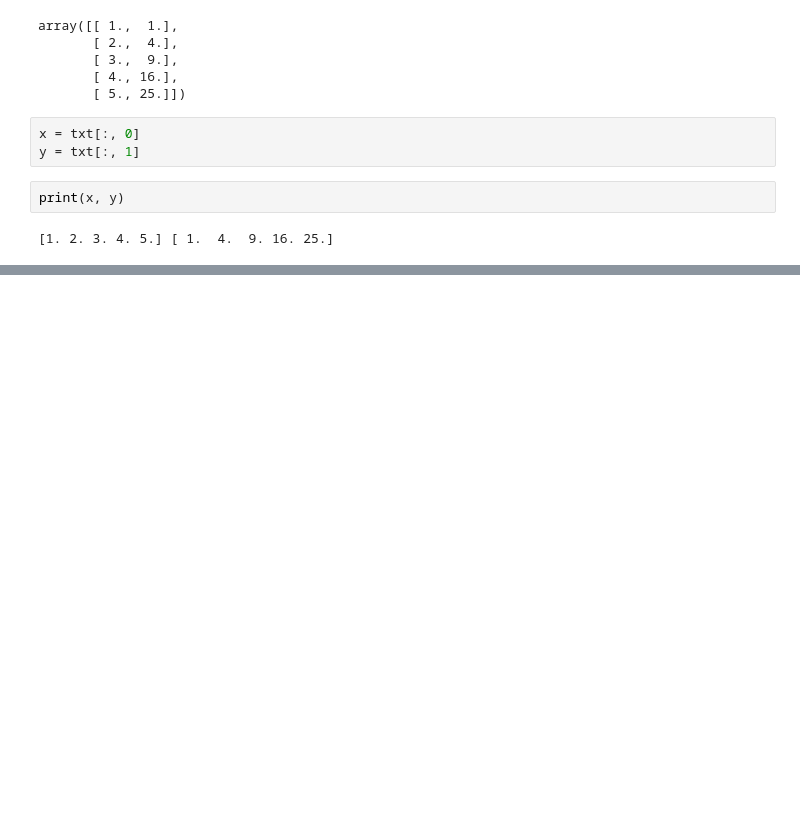
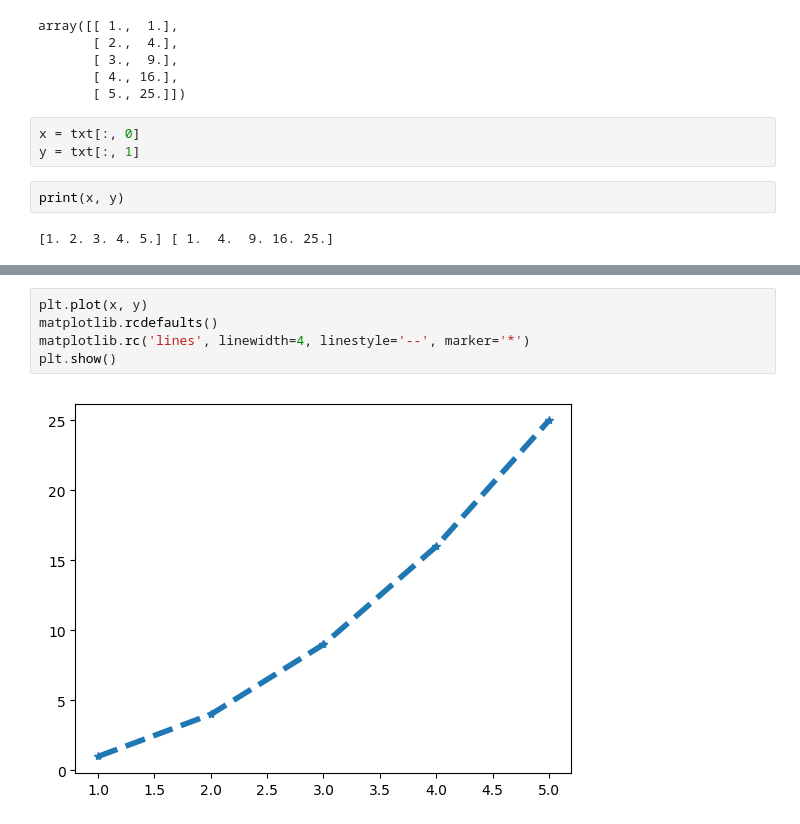
Before and after one commit to allaccountstaken/matplotlib, a Jupyter notebook: matplotlib_anatomy.ipynb, the cells around one changed output, grey strips where cells are left out. Saved outputs shown, nothing was run; the diff lists cells and outputs as text; blank space fills up the shorter version.

```diff
--- a/matplotlib_anatomy.ipynb
+++ b/matplotlib_anatomy.ipynb
@@ -56,0 +57,7 @@ plt.show()
+# %%
+plt.plot(x, y)
+matplotlib.rcdefaults()
+matplotlib.rc('lines', linewidth=4, linestyle='--', marker='*')
+plt.show()
+# %% [output]
+[figure, added]
```
Also changed, not shown: parts of 2 cells of this notebook, 2 other files.
